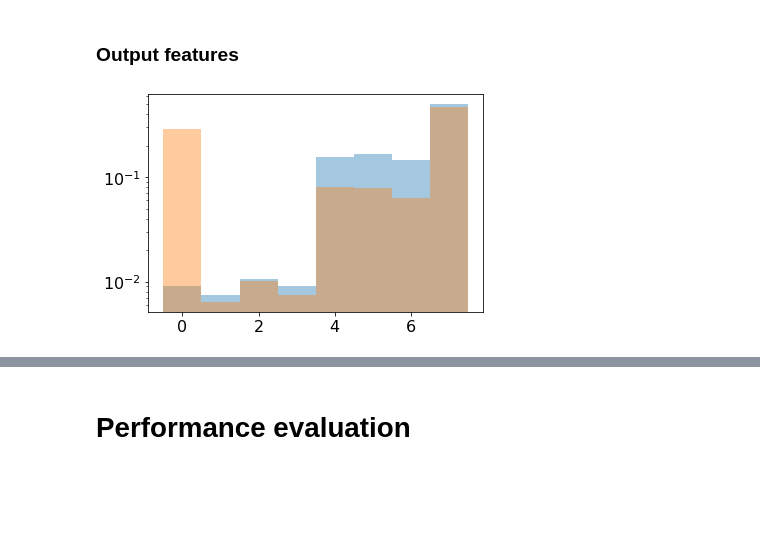
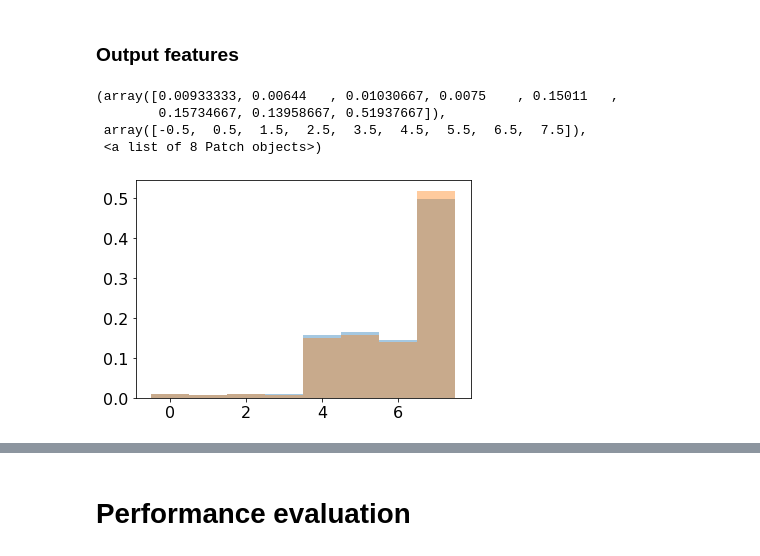
Before and after one commit to ocerri/ParticleBasedAnomalyDetection, a Jupyter notebook: denseAE/dAE_v16.ipynb, the cells around one changed output, grey strips where cells are left out. Drawn from its saved outputs; the diff is of its cells as text; code cells hidden in the pictures; blank space fills up the shorter version.

```diff
--- a/denseAE/dAE_v16.ipynb
+++ b/denseAE/dAE_v16.ipynb
@@ -104,10 +104,13 @@ class AEDenseNet(nn.Module):
         if dim_hidden:
             net = nn.Sequential(
                                 nn.Linear(dim_in, dim_hidden),
+                                nn.BatchNorm1d(dim_hidden, affine=False),
                                 nn.ReLU(),
                                 nn.Linear(dim_hidden, dim_hidden),
+                                nn.BatchNorm1d(dim_hidden, affine=False),
                                 nn.ReLU(),
                                 nn.Linear(dim_hidden, dim_out),
+                                nn.BatchNorm1d(dim_out, affine=False),
                               )
         else:
             d_avg = int(0.5*(dim_in + dim_out))
@@ -120,7 +123,7 @@ class AEDenseNet(nn.Module):
 
     def encode(self, x):
         z_raw = self.encoder_modules['PhiE'](x[:,:,3:].contiguous().view(-1, self.p*self.No))
-        z = F.hardtanh(z_raw, min_val=-5, max_val=5)
+        z = F.relu(z_raw)
         return z
 
     def decode(self, z):
@@ -133,8 +136,11 @@ class AEDenseNet(nn.Module):
 #         phi = torch.fmod(torch.abs(x_raw[:,:,1]), 6.2831853072).view(-1, self.No, 1) - 3.14159265359
 
         # charge & pId category
-        cpId_cat = ELU_ProbNorm(x_raw)
-#         cpId_cat = F.softmax(x_raw, dim=-1)
+#         print('Min:', torch.min(x_raw).cpu().detach().numpy())
+#         print('Max:', torch.max(x_raw).cpu().detach().numpy())
+#         print('Mean:', torch.mean(x_raw).cpu().detach().numpy())
+#         cpId_cat = ELU_ProbNorm(x_raw)
+        cpId_cat = F.softmax(x_raw, dim=-1)
 
 #         x = torch.cat((eta, phi, cpId_cat), 2)
         return cpId_cat
@@ -167,7 +173,7 @@ class AEDenseNet(nn.Module):
             print('GPU not available')
 # %%
 Latent_dimension = 80
-Hidden_dimension = 200
+Hidden_dimension = 150
 
 model = AEDenseNet(
                    N_part=dataset.inputs.shape[1],
@@ -238,12 +244,12 @@ def criterion(x_in, x_out, reduction='mean'):
 # %% [markdown]
 ## Training
 # %%
-training_params = {'batch_size': 1000,
+training_params = {'batch_size': 128,
                    'shuffle': True,
-                   'num_workers': 3
+                   'num_workers': 1
                   }
 
-max_epochs = 1000
+max_epochs = 100
 
 eval_params = {'batch_size': 50000,
                'num_workers': 3
@@ -525,11 +531,15 @@ else:
 # %%
 tc = np.argmax(x[:,:,3:], axis=-1).flatten()
 pc = np.argmax(x_prime[:,:,:], axis=-1).flatten()
 
 plt.hist(tc, bins=np.arange(-0.5, 8.5, 1), alpha=0.4, density=True)
 plt.hist(pc, bins=np.arange(-0.5, 8.5, 1), alpha=0.4, density=True)
-plt.yscale('log')
+# plt.yscale('log')
 # %% [output]
+(array([0.00933333, 0.00644   , 0.01030667, 0.0075    , 0.15011   ,
+        0.15734667, 0.13958667, 0.51937667]),
+ array([-0.5,  0.5,  1.5,  2.5,  3.5,  4.5,  5.5,  6.5,  7.5]),
+ <a list of 8 Patch objects>)
-[figure, old version]
+[figure, new version]
 # %%
 raise
```
Also changed, not shown: parts of 6 cells of this notebook, 38 other files.
